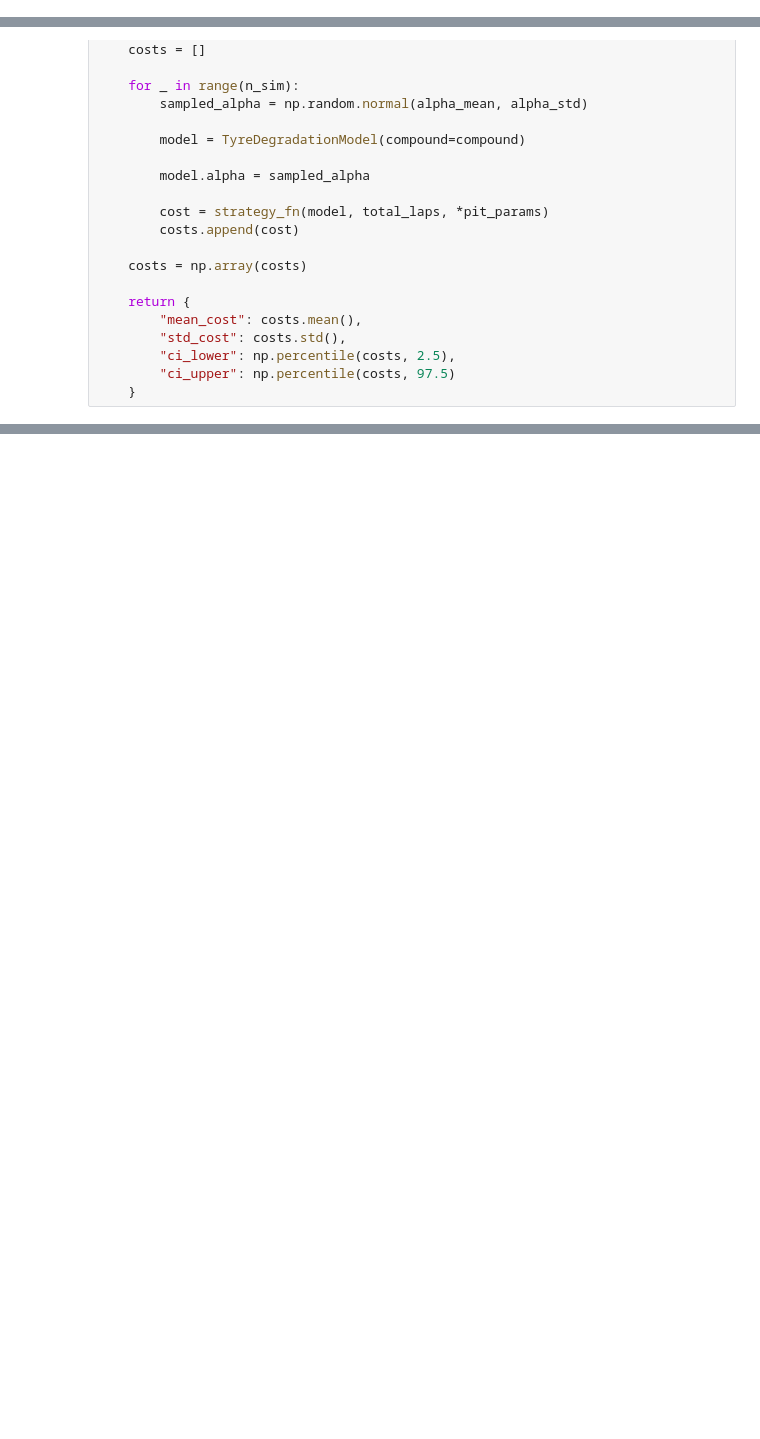
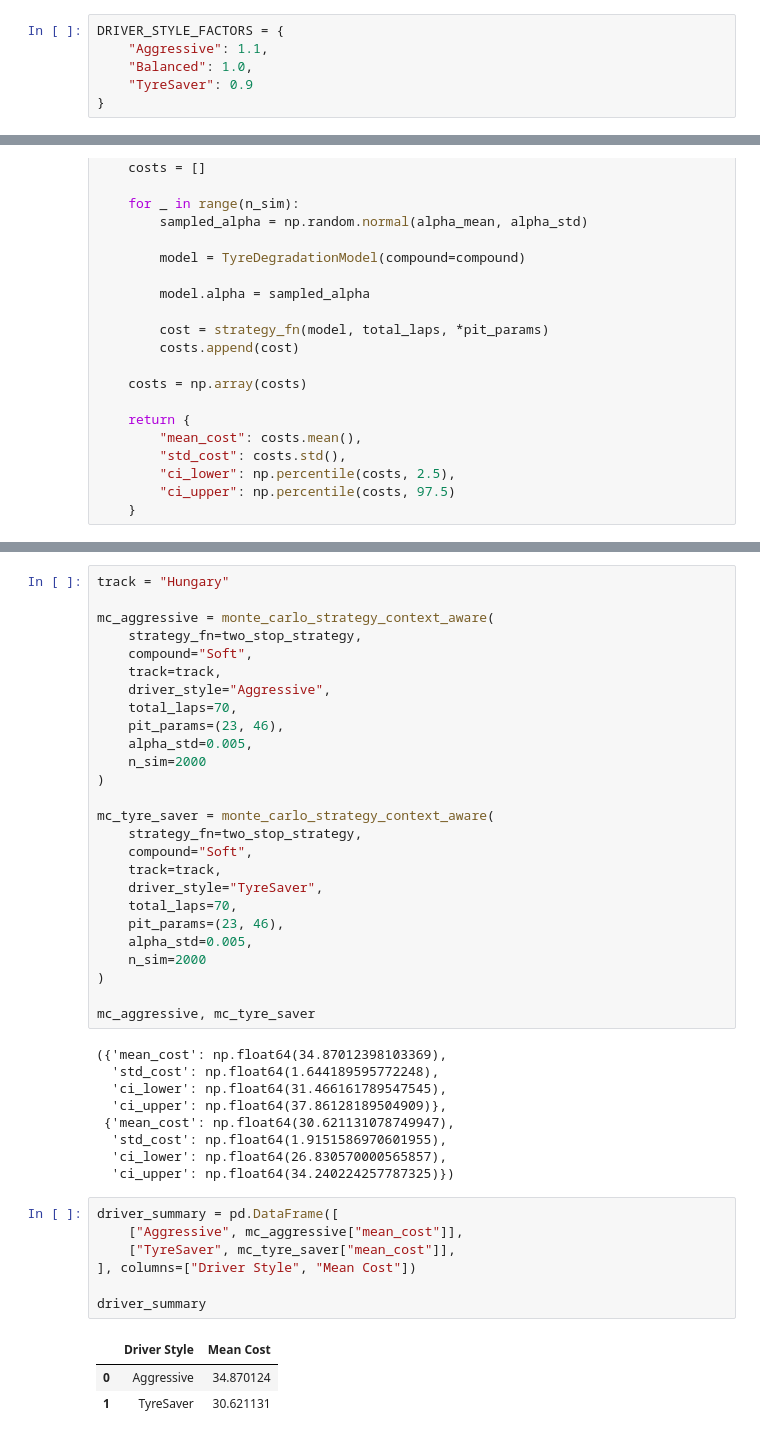
Before and after one commit to Sneha73685/f1-tyre-strategy-colab, a Jupyter notebook: tyre-degradation-simulation.ipynb, the cells around one changed output, grey strips where cells are left out. Cells and saved outputs as stored; diff of their text form; blank space fills up the shorter version.

```diff
--- a/tyre-degradation-simulation.ipynb
+++ b/tyre-degradation-simulation.ipynb
@@ -4,3 +27,9 @@
+# %%
+DRIVER_STYLE_FACTORS = {
+    "Aggressive": 1.1,
+    "Balanced": 1.0,
+    "TyreSaver": 0.9
+}
 # %%
 import numpy as np
 np.random.seed(42)
@@ -381,0 +654,46 @@ def create_context_aware_model(compound, track, driver_style):
+# %%
+track = "Hungary"
+
+mc_aggressive = monte_carlo_strategy_context_aware(
+    strategy_fn=two_stop_strategy,
+    compound="Soft",
+    track=track,
+    driver_style="Aggressive",
+    total_laps=70,
+    pit_params=(23, 46),
+    alpha_std=0.005,
+    n_sim=2000
+)
+
+mc_tyre_saver = monte_carlo_strategy_context_aware(
+    strategy_fn=two_stop_strategy,
+    compound="Soft",
+    track=track,
+    driver_style="TyreSaver",
+    total_laps=70,
+    pit_params=(23, 46),
+    alpha_std=0.005,
+    n_sim=2000
+)
+
+mc_aggressive, mc_tyre_saver
+# %% [output]
+({'mean_cost': np.float64(34.87012398103369),
+  'std_cost': np.float64(1.644189595772248),
+  'ci_lower': np.float64(31.466161789547545),
+  'ci_upper': np.float64(37.86128189504909)},
+ {'mean_cost': np.float64(30.621131078749947),
+  'std_cost': np.float64(1.9151586970601955),
+  'ci_lower': np.float64(26.830570000565857),
+  'ci_upper': np.float64(34.240224257787325)})
+# %%
+driver_summary = pd.DataFrame([
+    ["Aggressive", mc_aggressive["mean_cost"]],
+    ["TyreSaver", mc_tyre_saver["mean_cost"]],
+], columns=["Driver Style", "Mean Cost"])
+
+driver_summary
+# %% [output]
+|  | Driver Style | Mean Cost |
+| 0 | Aggressive | 34.870124 |
+| 1 | TyreSaver | 30.621131 |
```
Also changed, not shown: parts of 37 cells of this notebook.
